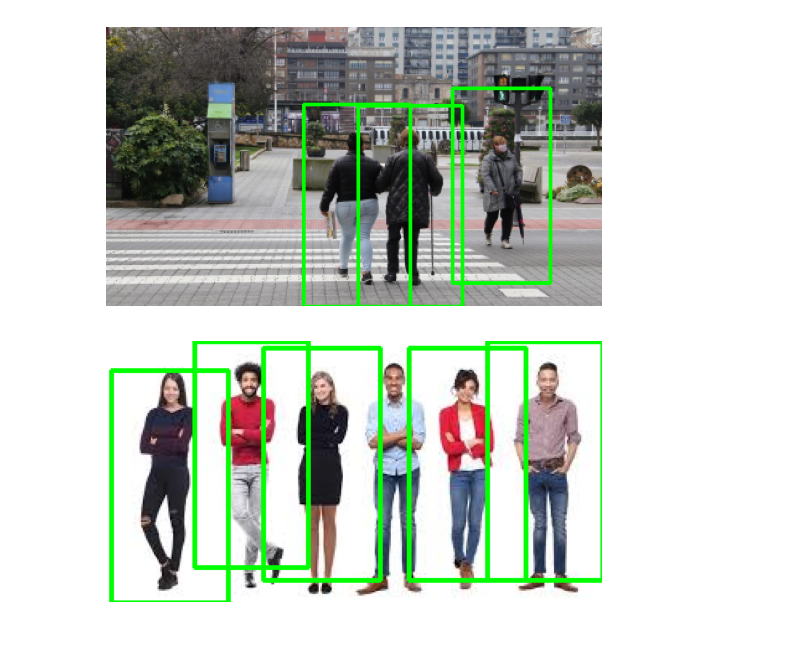
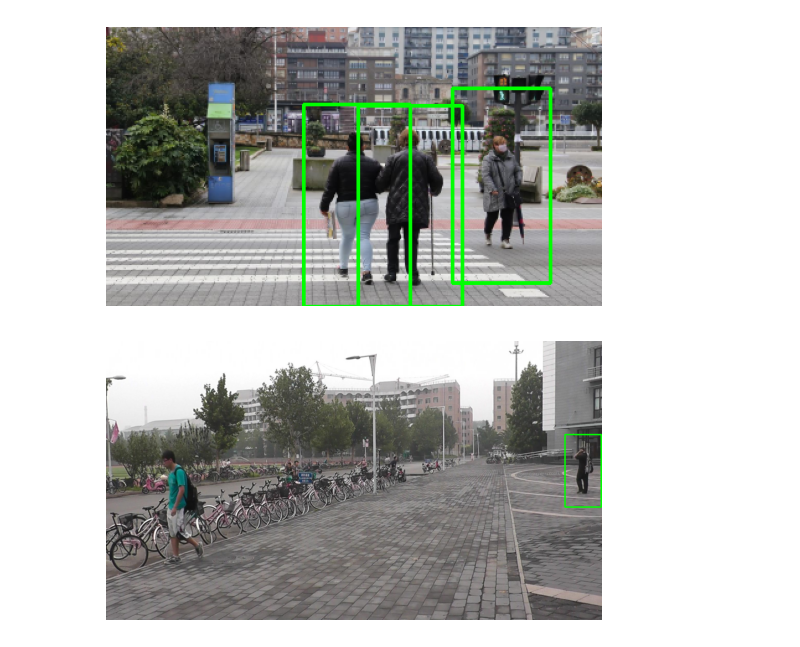
Before and after one commit to Daniel14gonc/Proyecto02_CV, a Jupyter notebook: Ejercicio1/ejercicio1.ipynb, the cells around one changed output. Cells and saved outputs as stored; diff of their text form; code cells hidden in the pictures.

```diff
--- a/Ejercicio1/ejercicio1.ipynb
+++ b/Ejercicio1/ejercicio1.ipynb
@@ -12,7 +12,7 @@ def detectar_humanos(imagen_path):
 
     # Leer la imagen y redimensionar para una mejor eficiencia de detección
     imagen = cv2.imread(imagen_path)
-    imagen = imutils.resize(imagen, width=min(400, imagen.shape[1]))
+    # imagen = imutils.resize(imagen, width=min(1000, imagen.shape[1]))
 
     # Detectar humanos en la imagen
     (humanos, _) = hog.detectMultiScale(imagen, winStride=(8, 8), padding=(16, 16), scale=1.05)
@@ -40,8 +40,8 @@ mostrar_imagen(imagen_resultante)
 # %% [output]
 [figure]
 # %%
-imagen_resultante = detectar_humanos('Imagenes/Imagen3.jpeg')
+imagen_resultante = detectar_humanos('./Dataset/1.jpg')
 # Mostrar la imagen resultante usando matplotlib
 mostrar_imagen(imagen_resultante)
 # %% [output]
-[figure, old version]
+[figure, new version]
```
Also changed, not shown: parts of 1 cell of this notebook.
